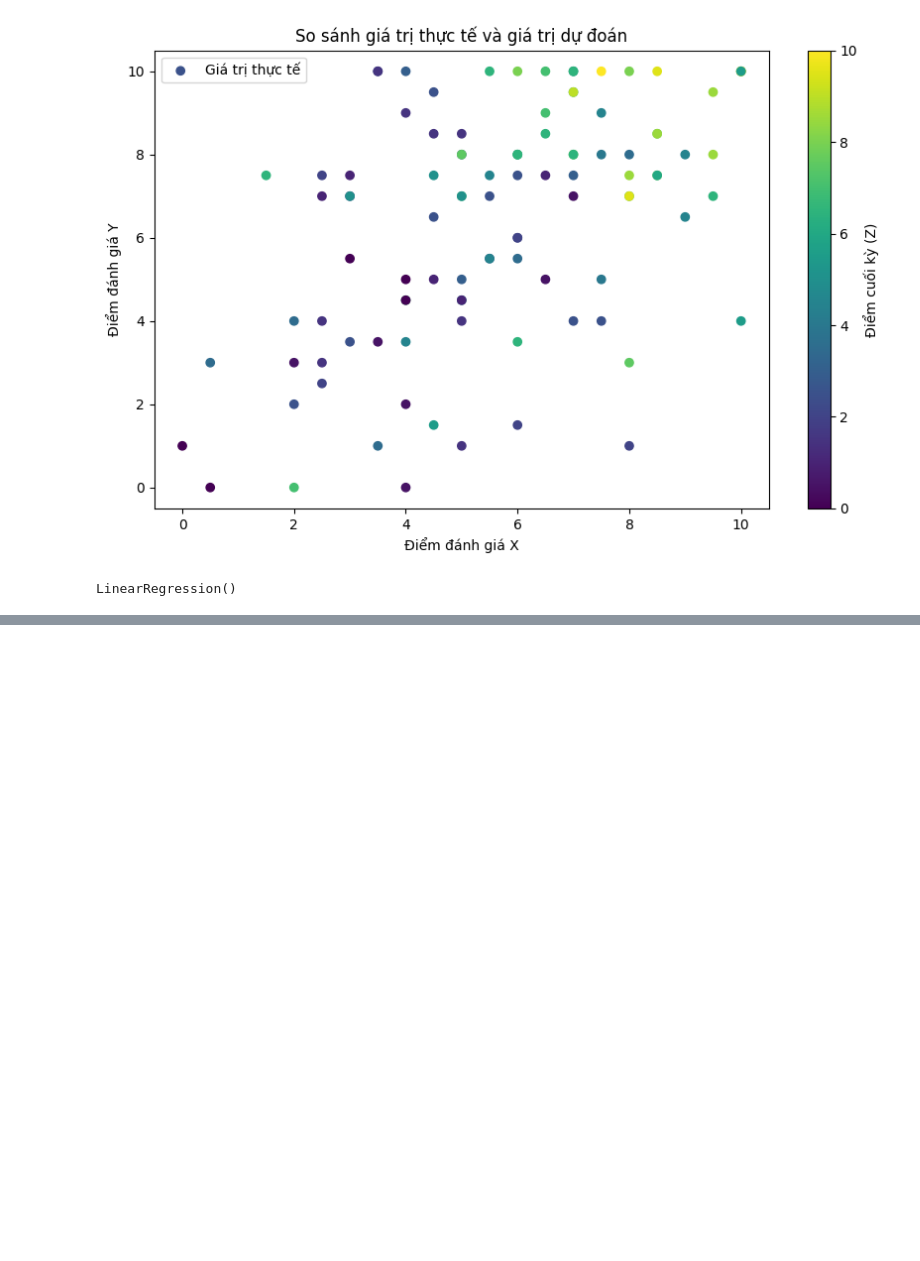
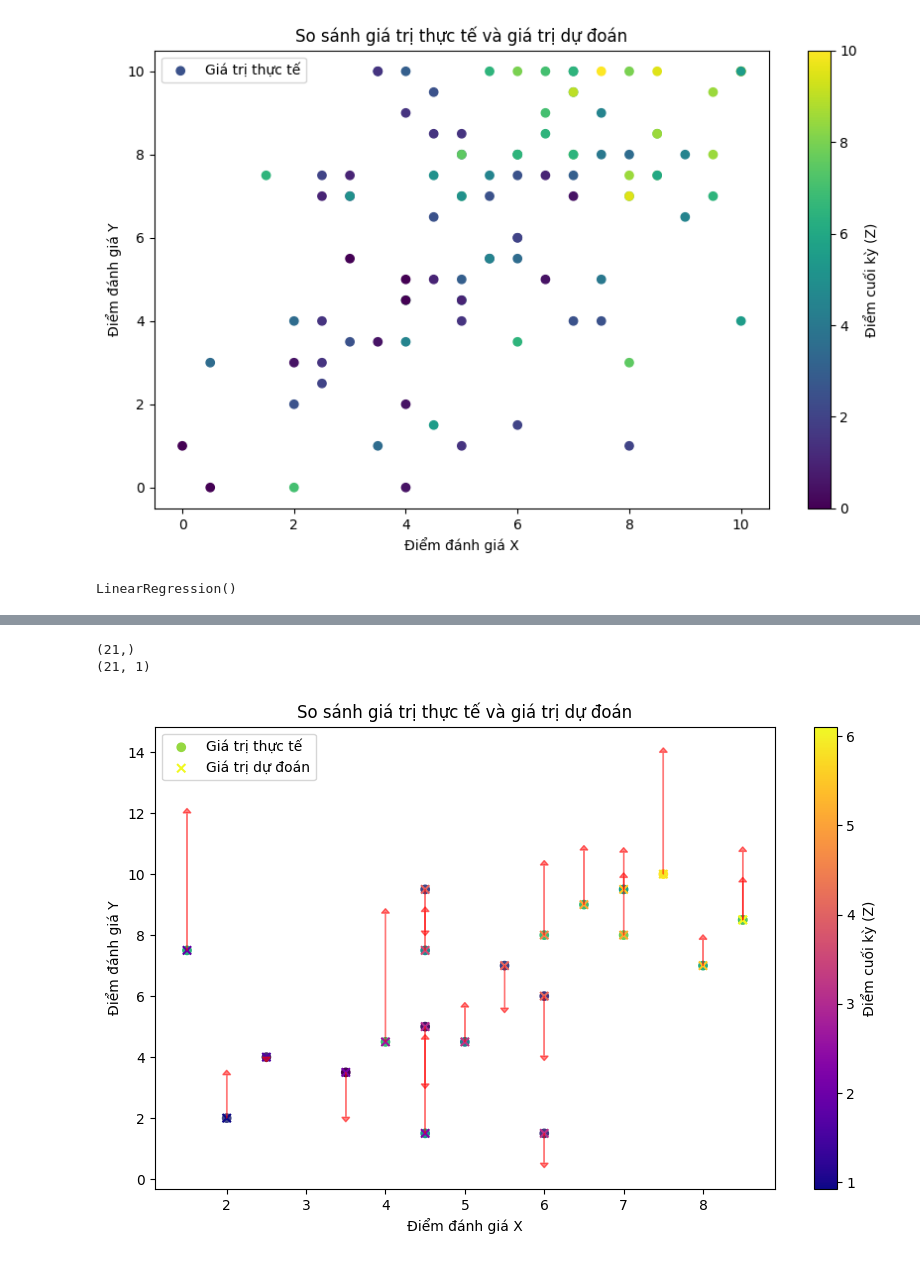
Before and after one commit to upinmcSE/Machine_Learning, a Jupyter notebook: Code/Regression/Linear/Ex2.ipynb, the cells around one changed output, grey strips where cells are left out. Saved outputs shown, nothing was run; the diff lists cells and outputs as text; code cells hidden in the pictures; blank space fills up the shorter version.

```diff
--- a/Code/Regression/Linear/Ex2.ipynb
+++ b/Code/Regression/Linear/Ex2.ipynb
@@ -132,0 +133,33 @@ plt.show()
+# %%
+print(y_test['CK'].shape)
+print(y_pred.shape)
+# %% [output]
+(21,)
+(21, 1)
+# %%
+# Tính toán sự khác biệt giữa giá trị thực tế và giá trị dự đoán
+difference = y_test['CK'] - y_pred.ravel()
+
+# Trực quan hóa kết quả
+plt.figure(figsize=(10, 6))
+
+# Vẽ điểm thực tế
+plt.scatter(X_test['GK1'], X_test['GK2'], c=y_test['CK'], cmap='viridis', marker='o', label='Giá trị thực tế')
+
+# Vẽ điểm dự đoán
+plt.scatter(X_test['GK1'], X_test['GK2'], c=y_pred, cmap='plasma', marker='x', label='Giá trị dự đoán')
+
+# Vẽ vectơ chỉ ra sự khác biệt giữa giá trị thực tế và giá trị dự đoán
+for i in range(len(X_test)):
+    plt.arrow(X_test['GK1'].iloc[i], X_test['GK2'].iloc[i], 0, difference.iloc[i],
+              color='red', alpha=0.5, head_width=0.1, length_includes_head=True)
+
+# Thêm thanh màu cho màu sắc
+plt.colorbar(label='Điểm cuối kỳ (Z)')
+plt.title('So sánh giá trị thực tế và giá trị dự đoán')
+plt.xlabel('Điểm đánh giá X')
+plt.ylabel('Điểm đánh giá Y')
+plt.legend()
+plt.show()
+# %% [output]
+[figure, added]
```
Also changed, not shown: parts of 5 cells of this notebook, 16 other files.
